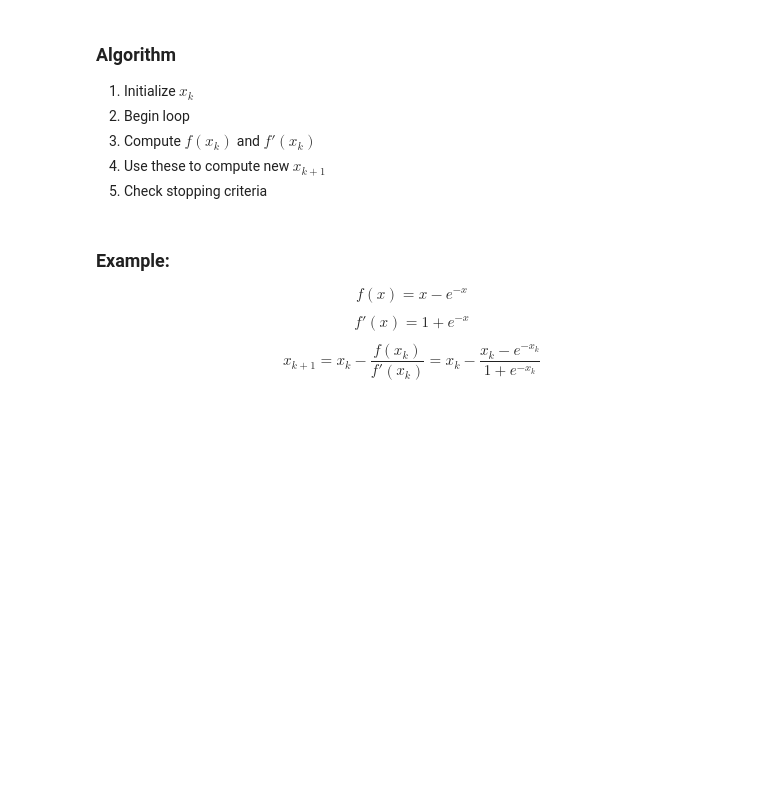
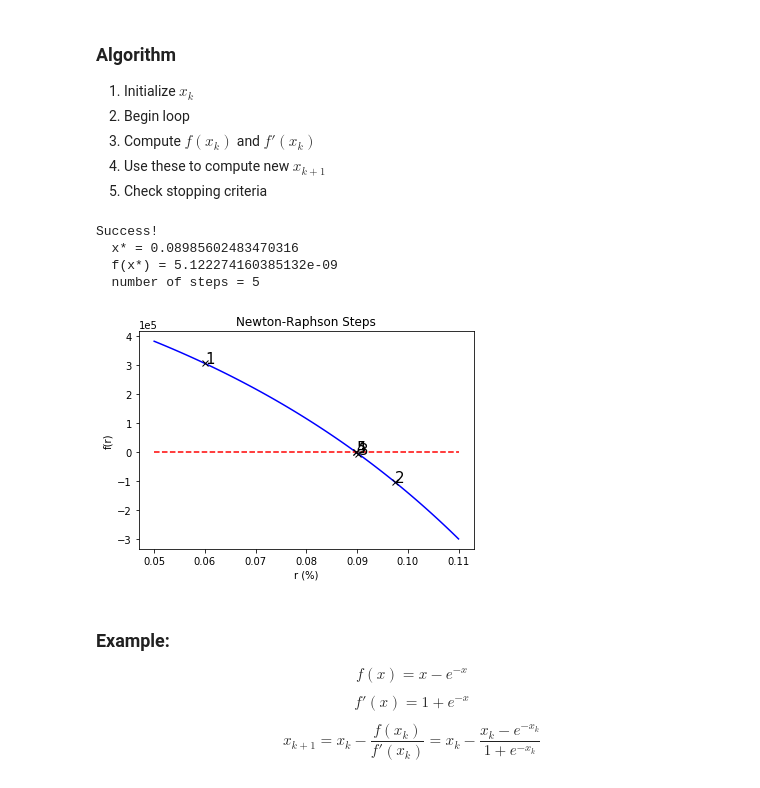
Before and after one commit to mandli/intro-numerical-methods, a Jupyter notebook: 05_root_finding_optimization.ipynb, the cells around one changed output. Cells and saved outputs as stored; diff of their text form; code cells hidden in the pictures; blank space fills up the shorter version.

```diff
--- a/05_root_finding_optimization.ipynb
+++ b/05_root_finding_optimization.ipynb
@@ -624,39 +703,45 @@ f_prime = lambda r, A=A, m=m, P=P, n=n: \
                 + P*m*((1.0 + r/m)**(m*n) - 1.0)/r**2
 
 # Algorithm parameters
-MAX_STEPS = 2
+MAX_STEPS = 200
 TOLERANCE = 1e-4
 
 # Initial guess
 x_k = 0.06
 
 # Setup figure to plot convergence
 fig = plt.figure()
 axes = fig.add_subplot(1, 1, 1)
 axes.plot(r, f(r), 'b')
 axes.plot(r, numpy.zeros(r.shape),'r--')
 
 for n in range(1, MAX_STEPS + 1):
     axes.plot(x_k, f(x_k),'kx')
     axes.text(x_k, f(x_k), str(n), fontsize="15")
     x_k = x_k - f(x_k) / f_prime(x_k)
     if numpy.abs(f(x_k)) < TOLERANCE:
         break
 
 if n == MAX_STEPS:
     print("Reached maximum number of steps!")
 else:
     print("Success!")
     print("  x* = %s" % x_k)
     print("  f(x*) = %s" % f(x_k))
     print("  number of steps = %s" % n)
 
 axes.set_xlabel("r (%)")
 axes.set_ylabel("f(r)")
 axes.set_title("Newton-Raphson Steps")
 axes.ticklabel_format(axis='y', style='sci', scilimits=(-1,1))
 
 plt.show()
+# %% [output]
+Success!
+  x* = 0.08985602483470316
+  f(x*) = 5.122274160385132e-09
+  number of steps = 5
+[figure, added]
 # %% [markdown]
 ### Example:
 
```
Also changed, not shown: parts of 8 cells of this notebook.
